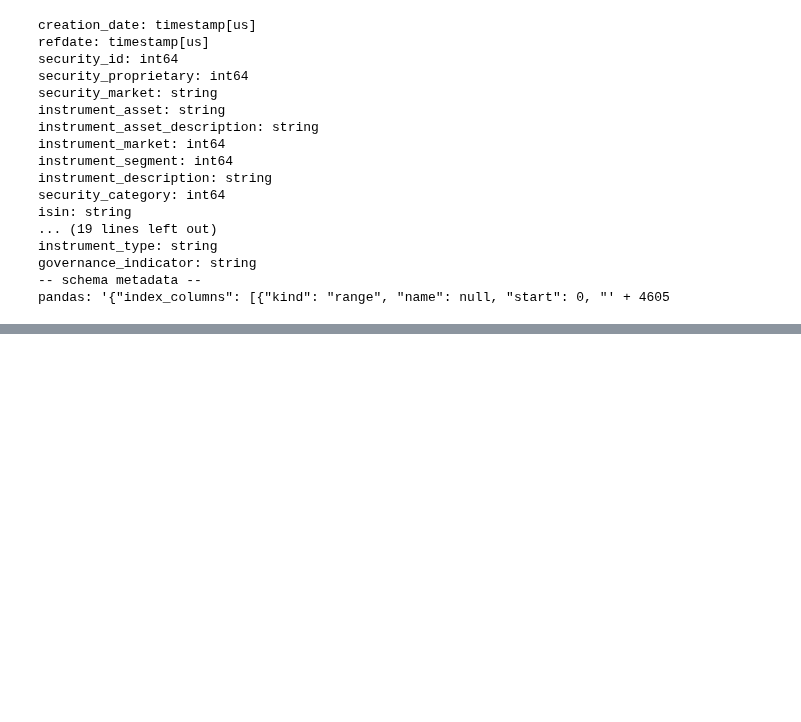
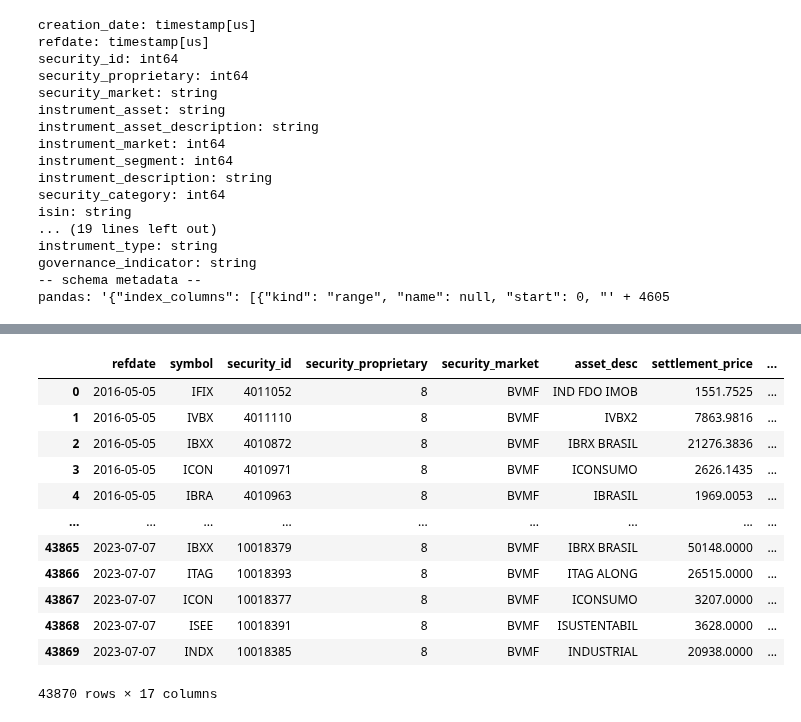
Before and after one commit to wilsonfreitas/brasa, a Jupyter notebook: notebooks/pyarrow-4-bvbg.ipynb, the cells around one changed output, grey strips where cells are left out. Saved outputs shown, nothing was run; the diff lists cells and outputs as text; code cells hidden in the pictures; blank space fills up the shorter version.

```diff
--- a/notebooks/pyarrow-4-bvbg.ipynb
+++ b/notebooks/pyarrow-4-bvbg.ipynb
@@ -258,3 +258,43 @@ tb_equities = pa.Table.from_pandas(df_equities)
 ds.write_dataset(tb_equities, man.db_path("b3-equities-register"), format="parquet", existing_data_behavior="overwrite_or_ignore")
 tb_marketdata = pa.Table.from_pandas(df_marketdata)
 ds.write_dataset(tb_marketdata, man.db_path("b3-equities-marketdata"), format="parquet", existing_data_behavior="overwrite_or_ignore")
+# %%
+ds_index = brasa.get_dataset("b3-bvbg087-indexes_info")
+ds_index.schema
+
+cols = [
+    "refdate",
+    "symbol",
+    "security_id",
+    "security_proprietary",
+    "security_market",
+    "asset_desc",
+    "settlement_price",
+    "open_price",
+    "min_price",
+    "max_price",
+    "average_price",
+    "close_price",
+    "last_price",
+    "oscillation_val",
+    "rising_shares_number",
+    "falling_shares_number",
+    "stable_shares_number",
+]
+
+df_index = ds_index.to_table(columns=cols).to_pandas()
+df_index
+# %% [output]
+|  | refdate | symbol | security_id | security_proprietary | security_market | asset_desc | settlement_price | ... |
+| 0 | 2016-05-05 | IFIX | 4011052 | 8 | BVMF | IND FDO IMOB | 1551.7525 | ... |
+| 1 | 2016-05-05 | IVBX | 4011110 | 8 | BVMF | IVBX2 | 7863.9816 | ... |
+| 2 | 2016-05-05 | IBXX | 4010872 | 8 | BVMF | IBRX BRASIL | 21276.3836 | ... |
+| 3 | 2016-05-05 | ICON | 4010971 | 8 | BVMF | ICONSUMO | 2626.1435 | ... |
+| 4 | 2016-05-05 | IBRA | 4010963 | 8 | BVMF | IBRASIL | 1969.0053 | ... |
+| ... | ... | ... | ... | ... | ... | ... | ... | ... |
+| 43865 | 2023-07-07 | IBXX | 10018379 | 8 | BVMF | IBRX BRASIL | 50148.0000 | ... |
+| 43866 | 2023-07-07 | ITAG | 10018393 | 8 | BVMF | ITAG ALONG | 26515.0000 | ... |
+| 43867 | 2023-07-07 | ICON | 10018377 | 8 | BVMF | ICONSUMO | 3207.0000 | ... |
+| 43868 | 2023-07-07 | ISEE | 10018391 | 8 | BVMF | ISUSTENTABIL | 3628.0000 | ... |
+| 43869 | 2023-07-07 | INDX | 10018385 | 8 | BVMF | INDUSTRIAL | 20938.0000 | ... |
+43870 rows × 17 columns
```
Also changed, not shown: parts of 10 cells of this notebook, 4 other files.
